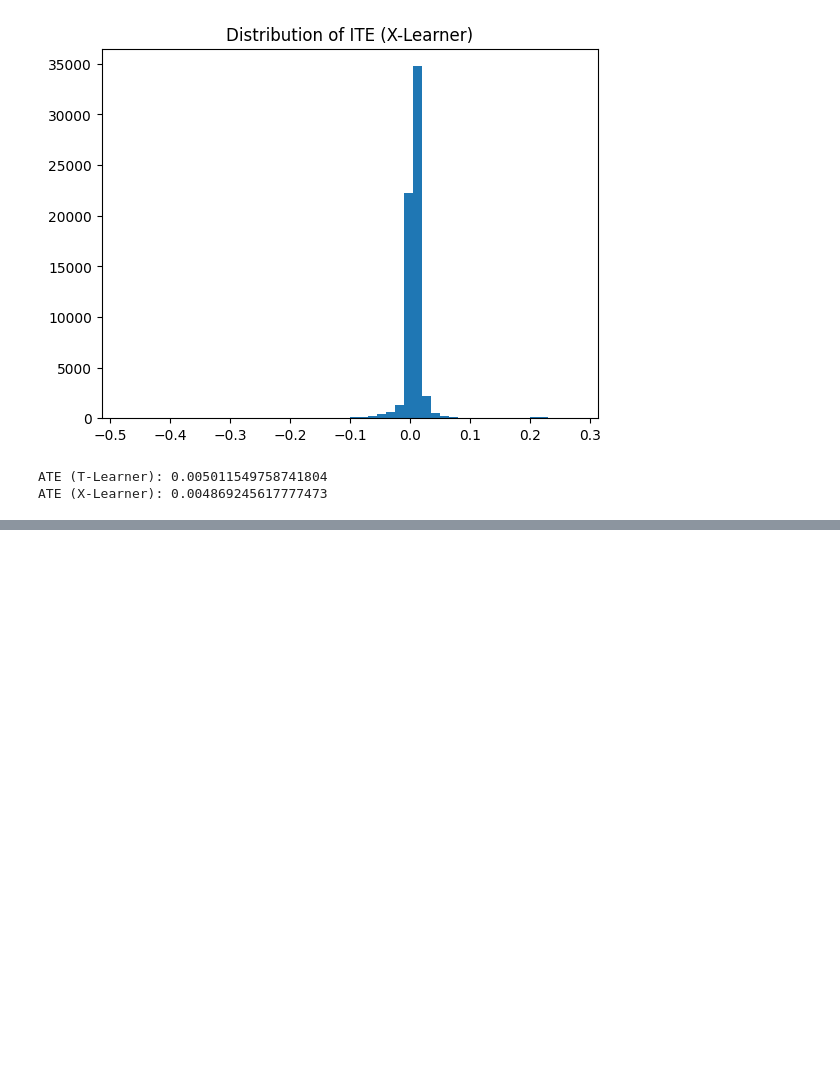
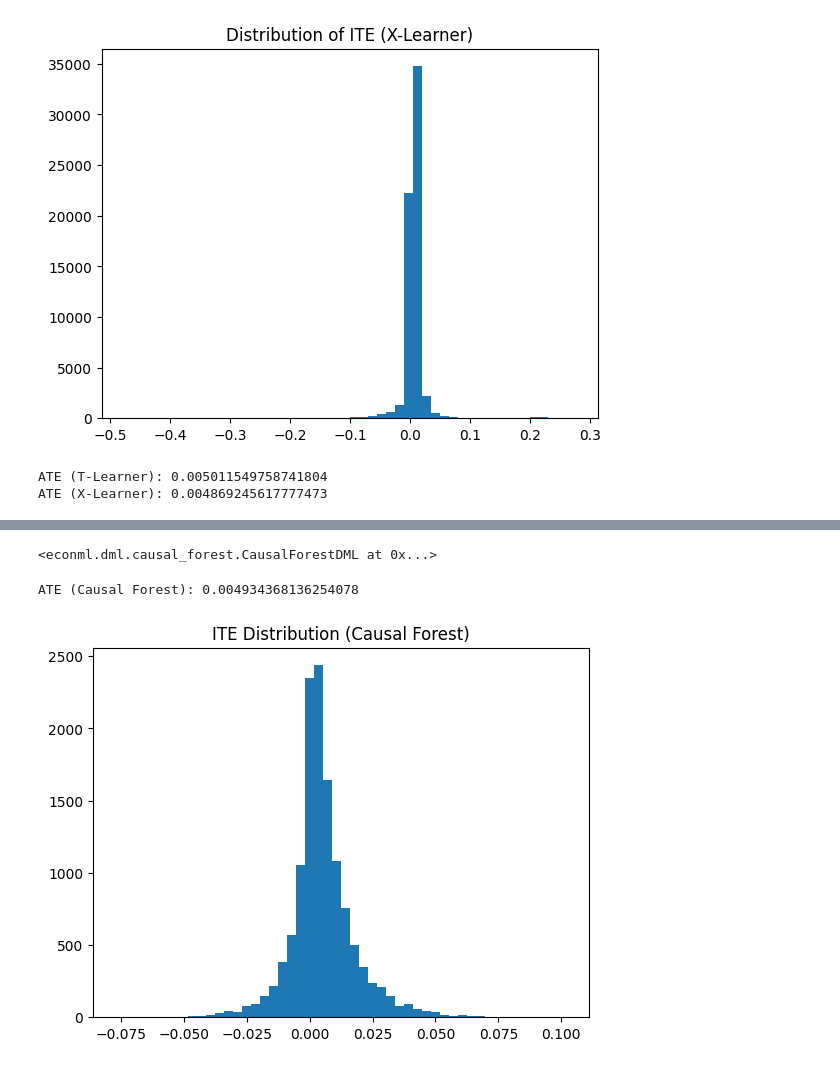
Before and after one commit to Dev555sharma/causal-ml-uplift-analysis, a Jupyter notebook: notebooks/05_Causal_Forest.ipynb, the cells around one changed output, grey strips where cells are left out. Saved outputs shown, nothing was run; the diff lists cells and outputs as text; code cells hidden in the pictures; blank space fills up the shorter version.

```diff
--- a/notebooks/05_Causal_Forest.ipynb
+++ b/notebooks/05_Causal_Forest.ipynb
@@ -157,0 +154,32 @@ ModuleNotFoundError: No module named 'econml'
+# %%
+X_train, X_test, T_train, T_test, Y_train, Y_test = train_test_split(
+    X, T, Y, test_size=0.2, random_state=42
+)
+# %%
+cf = CausalForestDML(
+    model_t=RandomForestRegressor(),
+    model_y=RandomForestRegressor(),
+    n_estimators=100,
+    min_samples_leaf=10,
+    random_state=42
+)
+# %%
+cf.fit(Y_train, T_train, X=X_train)
+# %% [output]
+<econml.dml.causal_forest.CausalForestDML at 0x...>
+# %%
+ite_cf = cf.effect(X_test)
+
+# store results
+import numpy as np
+print("ATE (Causal Forest):", np.mean(ite_cf))
+# %% [output]
+ATE (Causal Forest): 0.004934368136254078
+# %%
+import matplotlib.pyplot as plt
+
+plt.hist(ite_cf, bins=50)
+plt.title("ITE Distribution (Causal Forest)")
+plt.show()
+# %% [output]
+[figure, added]
```
Also changed, not shown: parts of 5 cells of this notebook.
